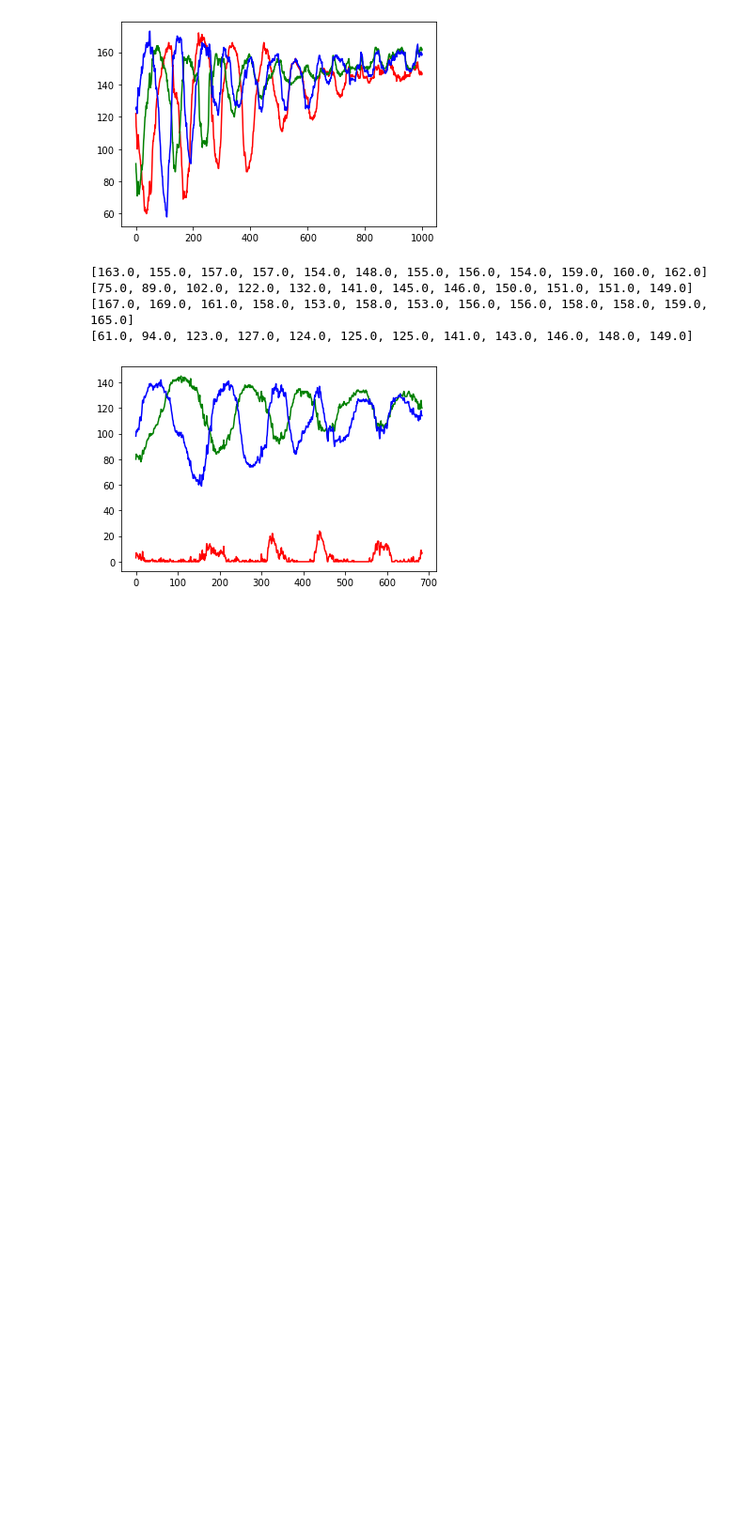
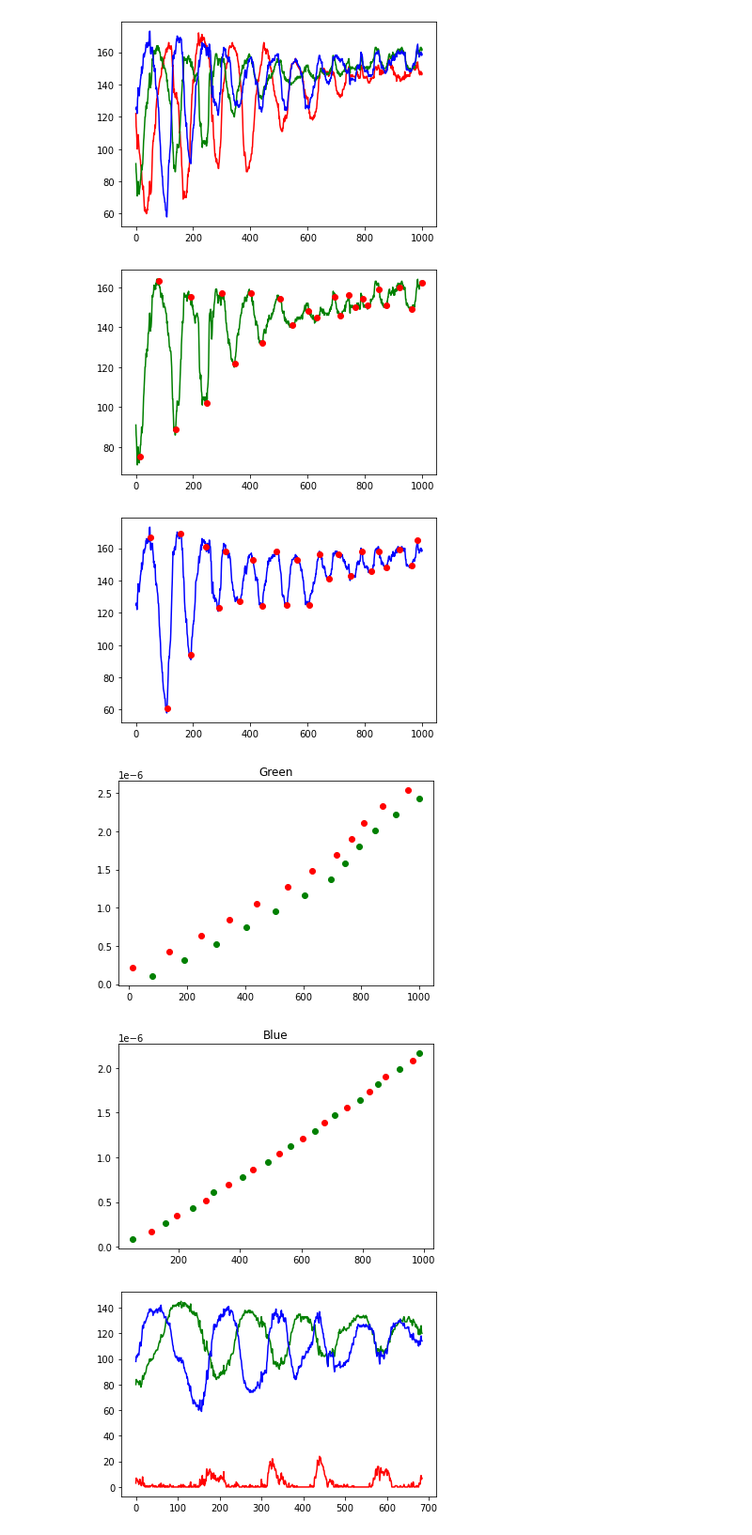
Before and after one commit to teoyi/scientific-computing-archive, a Jupyter notebook: optics/LR2/LR2.ipynb, the cells around one changed output. Shown at 94% size. Drawn from its saved outputs; the diff is of its cells as text; code cells hidden in the pictures; blank space fills up the shorter version.

Commit message:
Attempted to calculate thickness of soap bubble using green and blue light's data

```diff
--- a/optics/LR2/LR2.ipynb
+++ b/optics/LR2/LR2.ipynb
@@ -26,36 +24,78 @@ plt.show()
 # %%
 # Manipulating blue and green data for white light
 def loc_value(array, newlst, df, color):
     for i in np.arange(len(array)):
         newlst.append(df.at[array[i], color])
     return newlst
 
 # Using excel to find the index of peaks and trough for green and blue light
 gpeak_val = []
 gtrough_val = []
 wpeak_G = [80, 191, 300, 403, 505, 603, 695, 743, 791, 849, 920, 999]
 wtrough_G = [13,139, 247, 345, 440, 545, 632, 715, 767, 810, 874, 962]
 
 bpeak_val = []
 btrough_val = []
 wpeak_B = [50, 156, 245, 314, 407, 492, 563, 643, 708, 790, 849, 919, 984]
 wtrough_B = [109, 193, 289, 362, 440, 527, 604, 674, 749, 823, 874, 962]
 
 loc_value(wpeak_G, gpeak_val, df_w2, 'G')
 loc_value(wtrough_G, gtrough_val, df_w2, 'G')
-
 loc_value(wpeak_B, bpeak_val, df_w2, 'B')
 loc_value(wtrough_B, btrough_val, df_w2, 'B')
 
-print(gpeak_val)
-print(gtrough_val)
-print(bpeak_val)
-print(btrough_val)
+plt.figure()
+plt.plot(df_w2.index, df_w2['G'], color ='green', zorder=0)
+plt.scatter(wpeak_G, gpeak_val, color = 'red', zorder=1)
+plt.scatter(wtrough_G, gtrough_val, color = 'red', zorder=1)
+
+plt.figure()
+plt.plot(df_w2.index, df_w2['B'], color ='blue', zorder=0)
+plt.scatter(wpeak_B, bpeak_val, color = 'red', zorder=1)
+plt.scatter(wtrough_B, btrough_val, color = 'red', zorder=1)
+plt.show()
+
+# Values taken from google
+lambda_g = 550*10**-9
+lambda_b = 450*10**-9
+n_bubble = 1.3
+
+db_g = [] # thickness for bright fringes
+dd_g = [] # thickness for dark fringes
+db_b = []
+dd_b = []
+
+def bright_d(lamda, n, indexArr, newlst):
+    for m in np.arange(0, len(indexArr)):
+        newlst.append(((m+1)-0.5)*lamda/(2*n))
+    return newlst
+
+def dark_d(lamda, n, indexArr, newlst):
+    for m in np.arange(0, len(indexArr)):
+        newlst.append((m+1)*lamda/(2*n))
+    return newlst
+
+bright_d(lambda_g, n_bubble, wpeak_G, db_g)
+dark_d(lambda_g, n_bubble, wtrough_G, dd_g)
+bright_d(lambda_b, n_bubble, wpeak_B, db_b)
+dark_d(lambda_b, n_bubble, wtrough_B, dd_b)
+
+x = np.arange(0, 1000)
+plt.figure()
+plt.scatter(wpeak_G, db_g, color = 'green')
+plt.scatter(wtrough_G, dd_g, color = 'red')
+plt.title('Green')
+
+plt.figure()
+plt.scatter(wpeak_B, db_b, color = 'green')
+plt.scatter(wtrough_B, dd_b, color = 'red')
+plt.title('Blue')
+plt.show()
 # %% [output]
-[163.0, 155.0, 157.0, 157.0, 154.0, 148.0, 155.0, 156.0, 154.0, 159.0, 160.0, 162.0]
-[75.0, 89.0, 102.0, 122.0, 132.0, 141.0, 145.0, 146.0, 150.0, 151.0, 151.0, 149.0]
-[167.0, 169.0, 161.0, 158.0, 153.0, 158.0, 153.0, 156.0, 156.0, 158.0, 158.0, 159.0, 165.0]
-[61.0, 94.0, 123.0, 127.0, 124.0, 125.0, 125.0, 141.0, 143.0, 146.0, 148.0, 149.0]
+[figure, added]
+[figure, added]
+[figure, added]
+[figure, added]
 # %%
 # For cyan light
 df_c = pd.read_csv('./cyan.csv')
```
Also changed, not shown: parts of 1 cell of this notebook.
